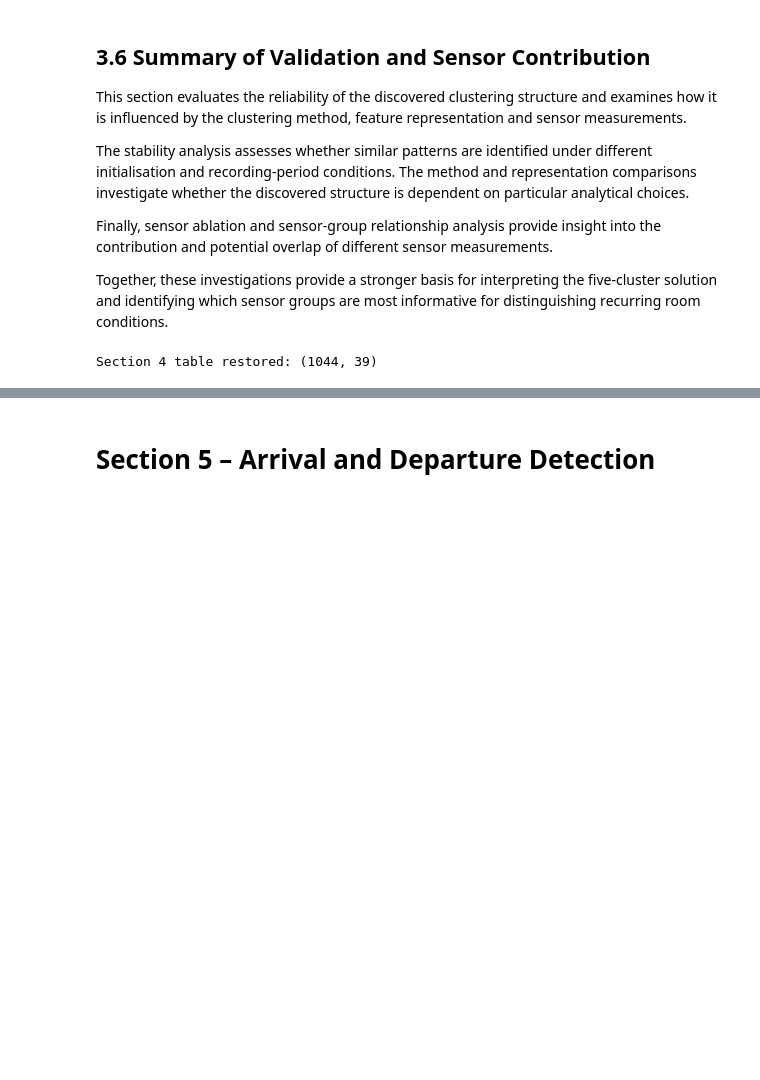
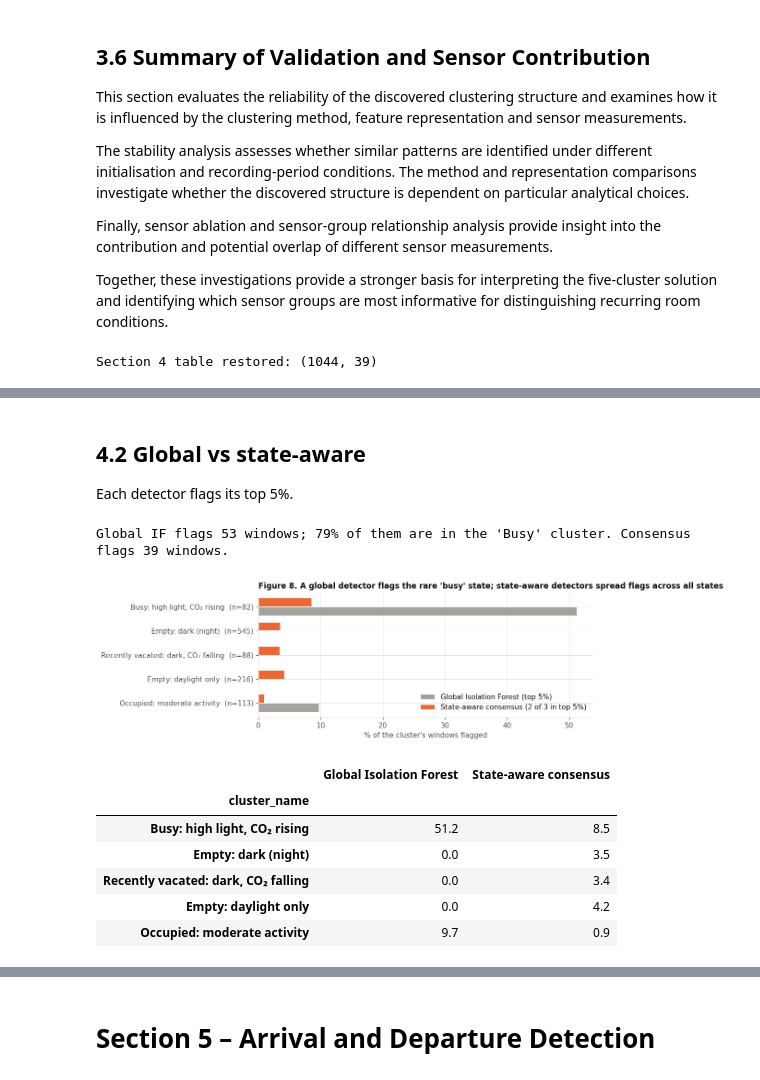
Before and after one commit to kirtankathiriya/DSA8003_Group_Data_Mining, a Jupyter notebook: DSA8003_Group_5_Code.ipynb, the cells around one changed output, grey strips where cells are left out. Drawn from its saved outputs; the diff is of its cells as text; code cells hidden in the pictures; blank space fills up the shorter version.

Commit message:
Update anomaly section

```diff
--- a/DSA8003_Group_5_Code.ipynb
+++ b/DSA8003_Group_5_Code.ipynb
@@ -2704,0 +1922,35 @@ These results suggest that unusual sensor behaviour may be associated with room
+# %% [markdown]
+## 4.2 Global vs state-aware
+Each detector flags its top 5%.
+# %%
+TOP = 0.05
+votes = (A_pct[STATE_SCORES] >= 1 - TOP).sum(axis=1)
+W["anomaly"] = votes >= 2          # at least 2 of 3 state-aware detectors
+W["anomaly_votes"] = votes
+glob = A_pct["iso_global"] >= 1 - TOP
+global_flags = glob               # same flags, name used again in Section 6
+
+share = pd.DataFrame({"Global Isolation Forest": glob.groupby(W["cluster_name"]).mean() * 100,
+                      "State-aware consensus": W["anomaly"].groupby(W["cluster_name"]).mean() * 100}).loc[ORDER]
+print(f"Global IF flags {glob.sum()} windows; {100 * W.loc[glob, 'cluster_name'].str.startswith('Busy').mean():.0f}% "
+      f"of them are in the 'Busy' cluster. Consensus flags {W['anomaly'].sum()} windows.")
+
+fig, ax = plt.subplots(figsize=(8.5, 3.2))
+yy = np.arange(len(ORDER)); h = 0.38
+ax.barh(yy + h/2, share.iloc[:, 0], height=h - 0.04, color=C_GREY, label="Global Isolation Forest (top 5%)")
+ax.barh(yy - h/2, share.iloc[:, 1], height=h - 0.04, color=C_ORANGE, label="State-aware consensus (2 of 3 in top 5%)")
+ax.set_yticks(yy); ax.set_yticklabels([f"{n}  (n={counts[n]})" for n in ORDER]); ax.invert_yaxis()
+ax.set_xlabel("% of the cluster's windows flagged"); ax.legend(loc="lower right")
+ax.set_title("Figure 8. A global detector flags the rare 'busy' state; state-aware detectors spread flags across all states")
+fig.savefig(f"{FIG_DIR}/fig8_global_vs_state.png"); plt.show()
+share.round(1)
+# %% [output]
+Global IF flags 53 windows; 79% of them are in the 'Busy' cluster. Consensus flags 39 windows.
+[figure, added]
+|  | Global Isolation Forest | State-aware consensus |
+| cluster_name |  |  |
+| Busy: high light, CO₂ rising | 51.2 | 8.5 |
+| Empty: dark (night) | 0.0 | 3.5 |
+| Recently vacated: dark, CO₂ falling | 0.0 | 3.4 |
+| Empty: daylight only | 0.0 | 4.2 |
+| Occupied: moderate activity | 9.7 | 0.9 |
```
Also changed, not shown: parts of 60 cells of this notebook.
